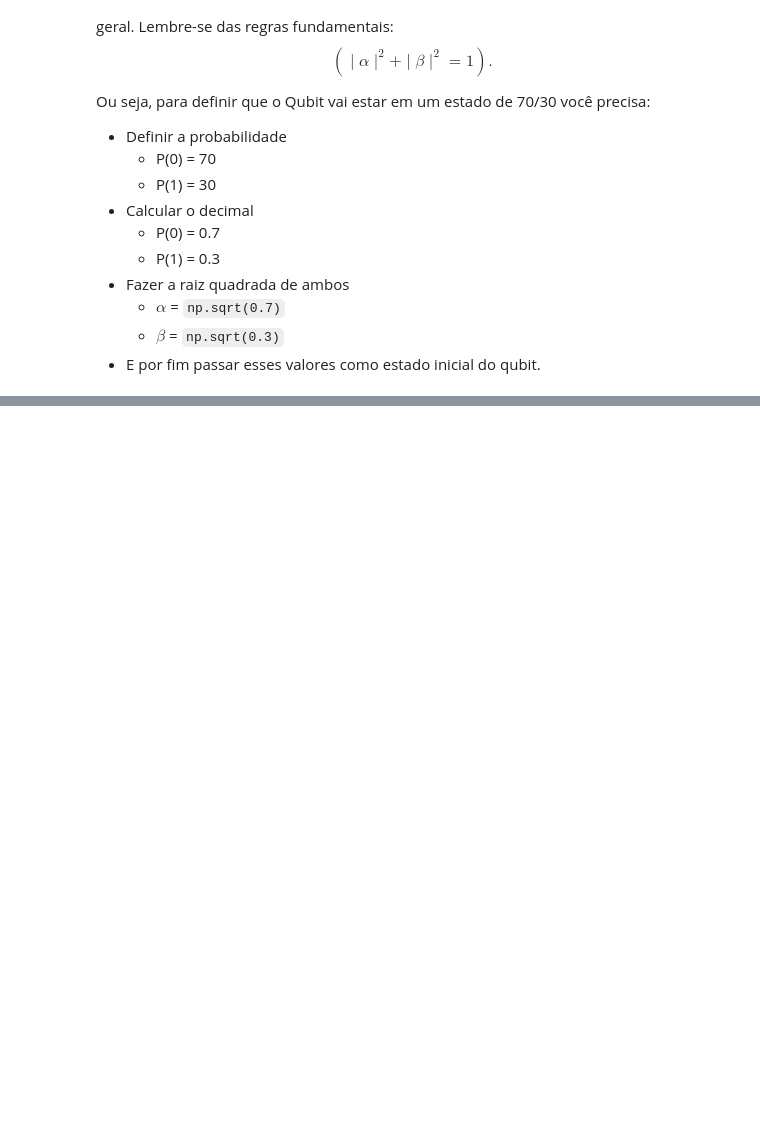
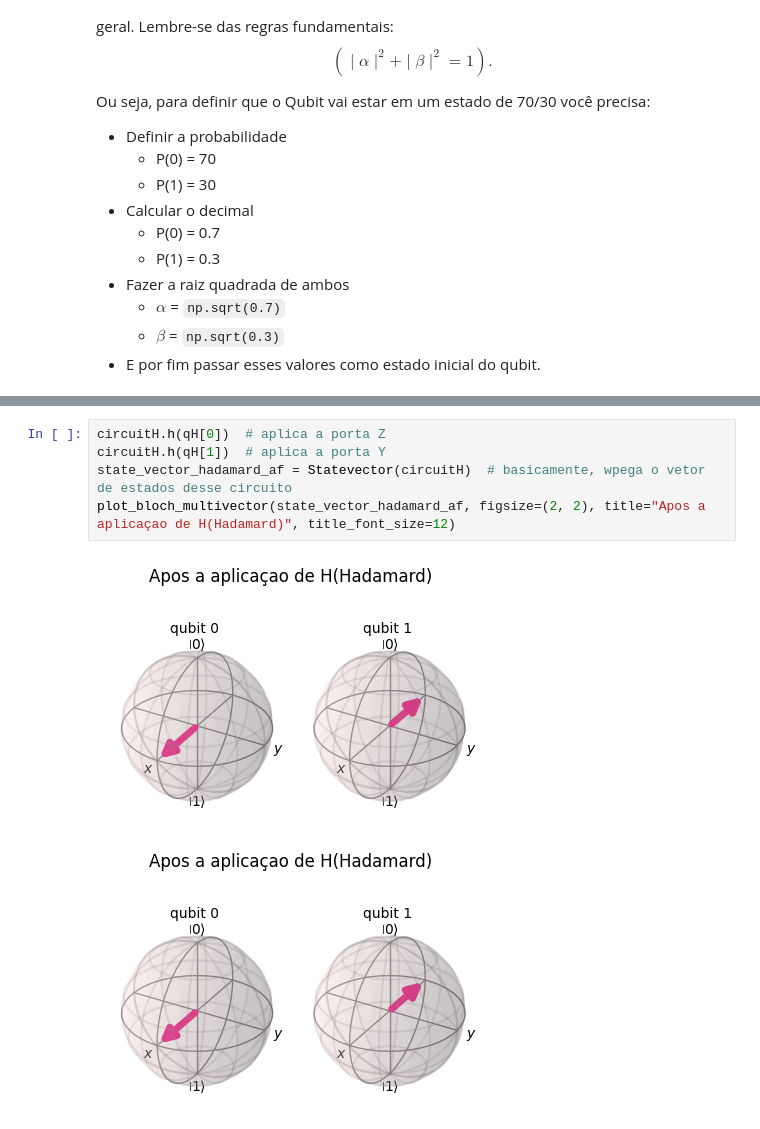
Before and after one commit to joaomoraski/quantum-computing-thesis, a Jupyter notebook: artigos/qiskit-learning.ipynb, the cells around one changed output, grey strips where cells are left out. Cells and saved outputs as stored; diff of their text form; blank space fills up the shorter version.

```diff
--- a/artigos/qiskit-learning.ipynb
+++ b/artigos/qiskit-learning.ipynb
@@ -275,0 +346,8 @@ Ou seja, para definir que o Qubit vai estar em um estado de 70/30 você precisa:
+# %%
+circuitH.h(qH[0])  # aplica a porta Z
+circuitH.h(qH[1])  # aplica a porta Y
+state_vector_hadamard_af = Statevector(circuitH)  # basicamente, wpega o vetor de estados desse circuito
+plot_bloch_multivector(state_vector_hadamard_af, figsize=(2, 2), title="Apos a aplicaçao de H(Hadamard)", title_font_size=12)
+# %% [output]
+[figure, added]
+[figure, added]
```
Also changed, not shown: parts of 6 cells of this notebook.
